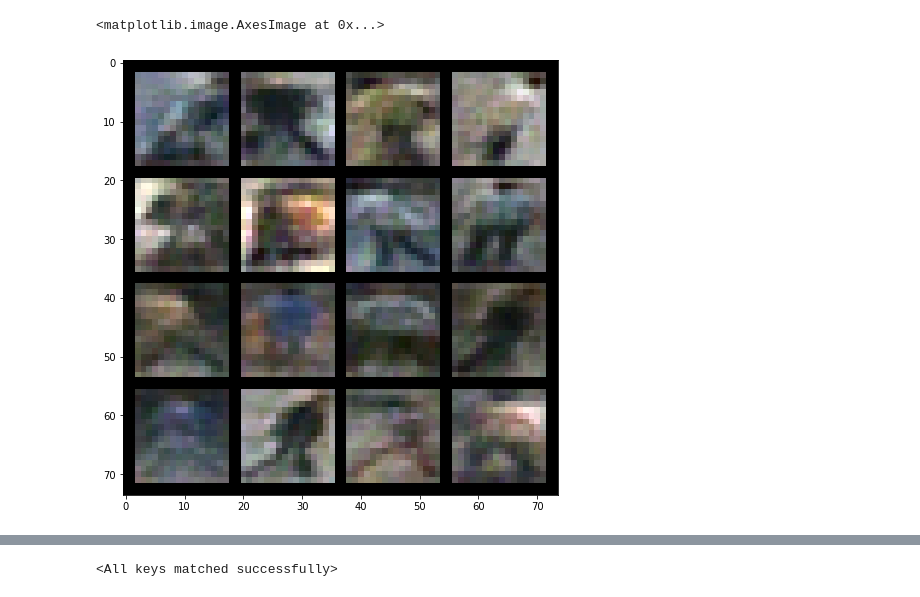
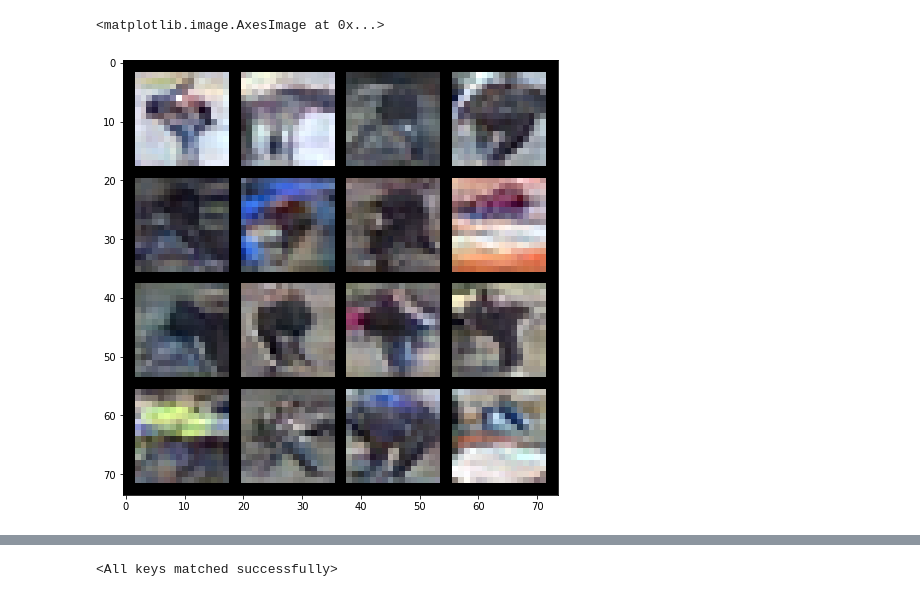
Before and after one commit to mirmashel/cycleGAN_and_re-id, a Jupyter notebook: stylegan/test_realisation.ipynb, the cells around one changed output, grey strips where cells are left out. Saved outputs shown, nothing was run; the diff lists cells and outputs as text; code cells hidden in the pictures.

Commit message:
stylegan upd

```diff
--- a/stylegan/test_realisation.ipynb
+++ b/stylegan/test_realisation.ipynb
@@ -12,9 +11,9 @@ plt.imshow(im)
 # %%
-im_num = 16000
+im_num = 20000
 import matplotlib.pyplot as plt
-im = plt.imread(f"./checkpoints/idt_15_prcp_20/sample/{str(im_num).zfill(6)}.png")
+im = plt.imread(f"./checkpoints/orig_stylegan_pretrained/sample/{str(im_num).zfill(6)}.png")
 plt.figure(figsize=(8,8))
 plt.imshow(im)
 # %% [output]
 <matplotlib.image.AxesImage at 0x...>
-[figure, old version]
+[figure, new version]
```
Also changed, not shown: parts of 8 cells of this notebook, 7 other files.
